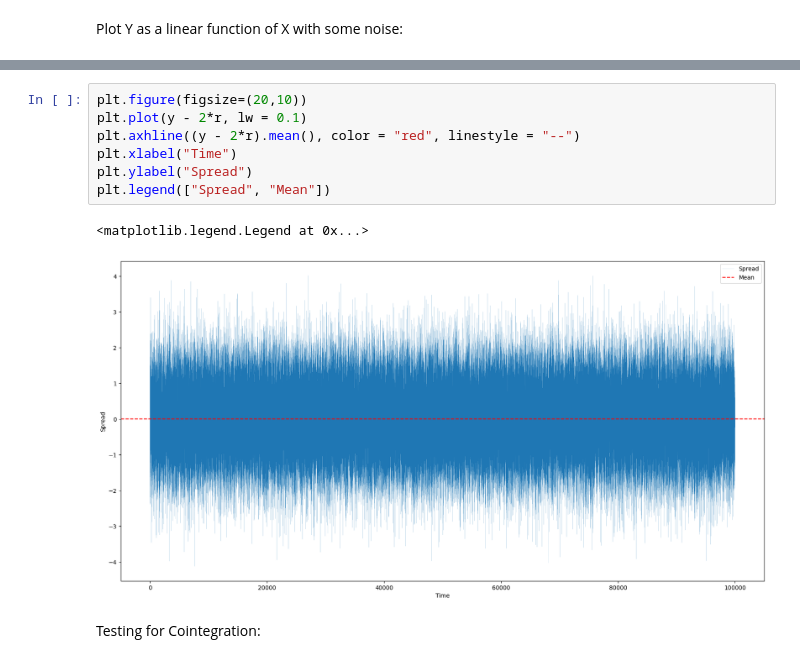
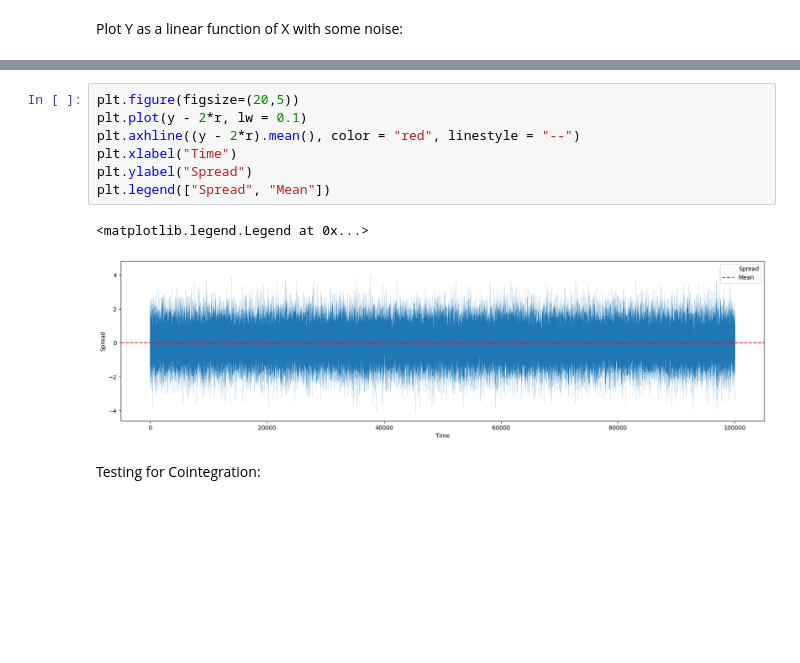
Before and after one commit to DOTDOTDAN/quantmethods, a Jupyter notebook: TimeSeries/Fundamentals.ipynb, the cells around one changed output, grey strips where cells are left out. Saved outputs shown, nothing was run; the diff lists cells and outputs as text; blank space fills up the shorter version.

```diff
--- a/TimeSeries/Fundamentals.ipynb
+++ b/TimeSeries/Fundamentals.ipynb
@@ -232,13 +230,13 @@ plt.plot(r, lw = 0.4)
 # %%
-plt.figure(figsize=(20,10))
+plt.figure(figsize=(20,5))
 plt.plot(y - 2*r, lw = 0.1)
 plt.axhline((y - 2*r).mean(), color = "red", linestyle = "--")
 plt.xlabel("Time")
 plt.ylabel("Spread")
 plt.legend(["Spread", "Mean"])
 # %% [output]
 <matplotlib.legend.Legend at 0x...>
-[figure, old version]
+[figure, new version]
 # %% [markdown]
 Testing for Cointegration:
 # %%
```
Also changed, not shown: parts of 4 cells of this notebook, 4 other files.
